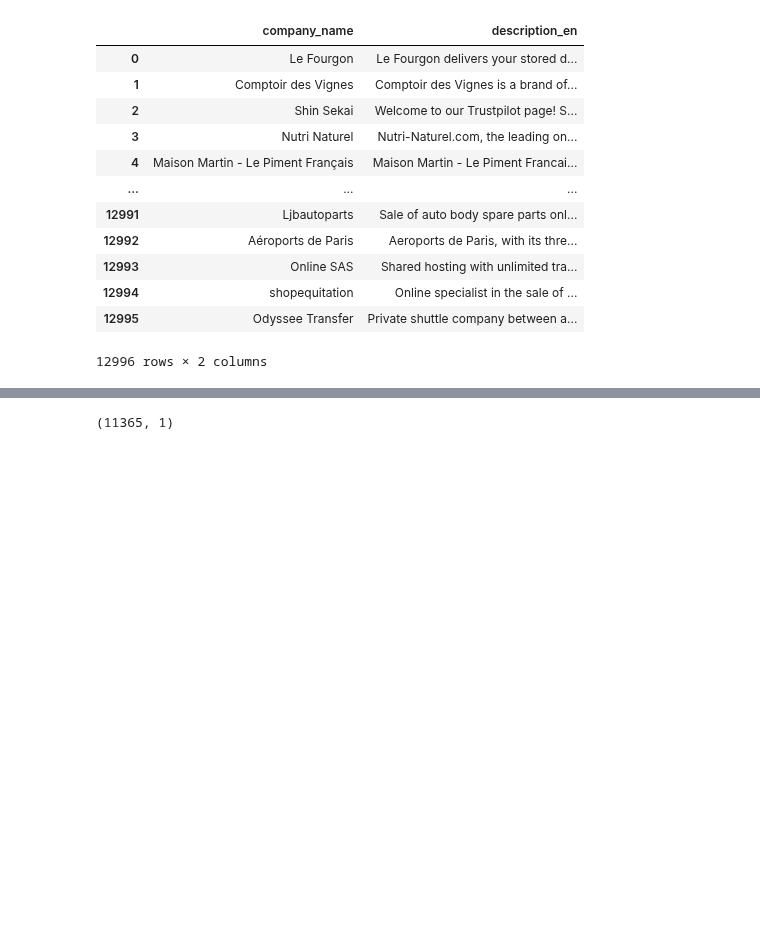
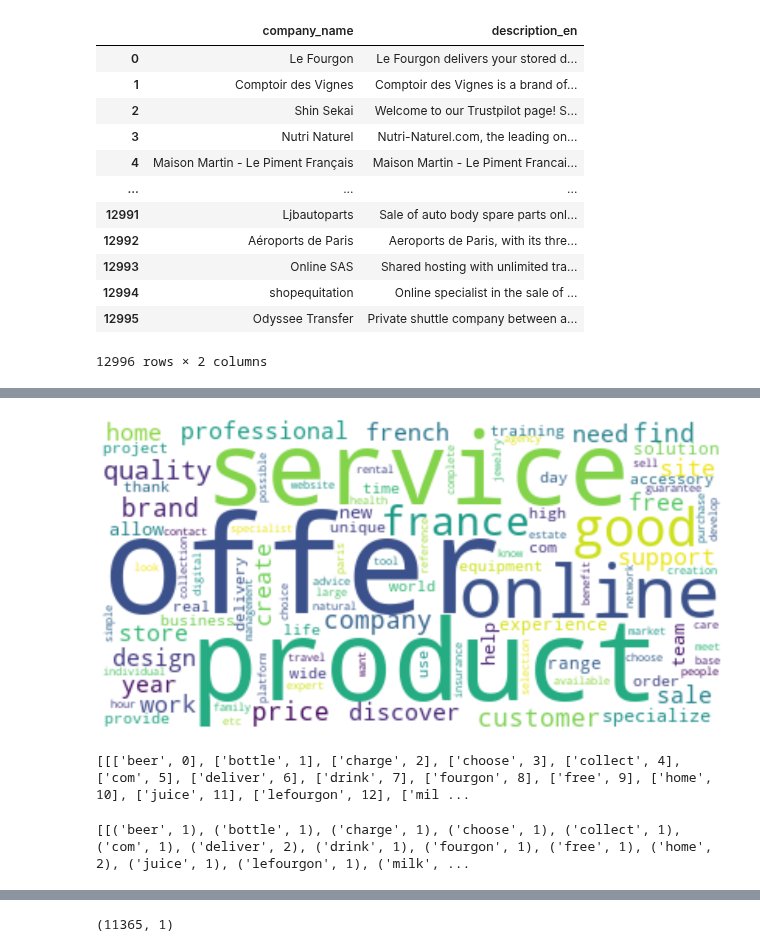
Before and after one commit to Maryam-Dollet/NLP_Project, a Jupyter notebook: semantic_search.ipynb, the cells around one changed output, grey strips where cells are left out. Saved outputs shown, nothing was run; the diff lists cells and outputs as text; code cells hidden in the pictures; blank space fills up the shorter version.

```diff
--- a/semantic_search.ipynb
+++ b/semantic_search.ipynb
@@ -25,0 +33,2 @@ nlp = spacy.load("en_core_web_sm")
+# %%
+company_df = company_df.dropna(ignore_index=True)
@@ -25,0 +105,15 @@ nlp = spacy.load("en_core_web_sm")
+# %%
+company_desc = company_df["desc_token"]
+# %%
+from wordcloud import WordCloud
+import matplotlib.pyplot as plt
+
+series = pd.Series(np.concatenate(company_desc)).value_counts()[:100]
+wordcloud = WordCloud(background_color='white').generate_from_frequencies(series)
+
+plt.figure(figsize=(15,15), facecolor = None)
+plt.imshow(wordcloud, interpolation='bilinear')
+plt.axis('off')
+plt.show()
+# %% [output]
+[figure, added]
@@ -25,0 +135,14 @@ nlp = spacy.load("en_core_web_sm")
+# %%
+#print top 50 items from the dictionary with their unique token-id
+dict_tokens = [[[dictionary[key], dictionary.token2id[dictionary[key]]] for key, value in dictionary.items() if key <= 50]]
+print (dict_tokens)
+# %% [output]
+[[['beer', 0], ['bottle', 1], ['charge', 2], ['choose', 3], ['collect', 4], ['com', 5], ['deliver', 6], ['drink', 7], ['fourgon', 8], ['free', 9], ['home', 10], ['juice', 11], ['lefourgon', 12], ['mil ...
+# %%
+corpus = [dictionary.doc2bow(desc) for desc in company_desc]
+
+word_frequencies = [[(dictionary[id], frequency) for id, frequency in line] for line in corpus[0:3]]
+
+print(word_frequencies)
+# %% [output]
+[[('beer', 1), ('bottle', 1), ('charge', 1), ('choose', 1), ('collect', 1), ('com', 1), ('deliver', 2), ('drink', 1), ('fourgon', 1), ('free', 1), ('home', 2), ('juice', 1), ('lefourgon', 1), ('milk', ...
```
Also changed, not shown: parts of 15 cells of this notebook, 4 other files.
